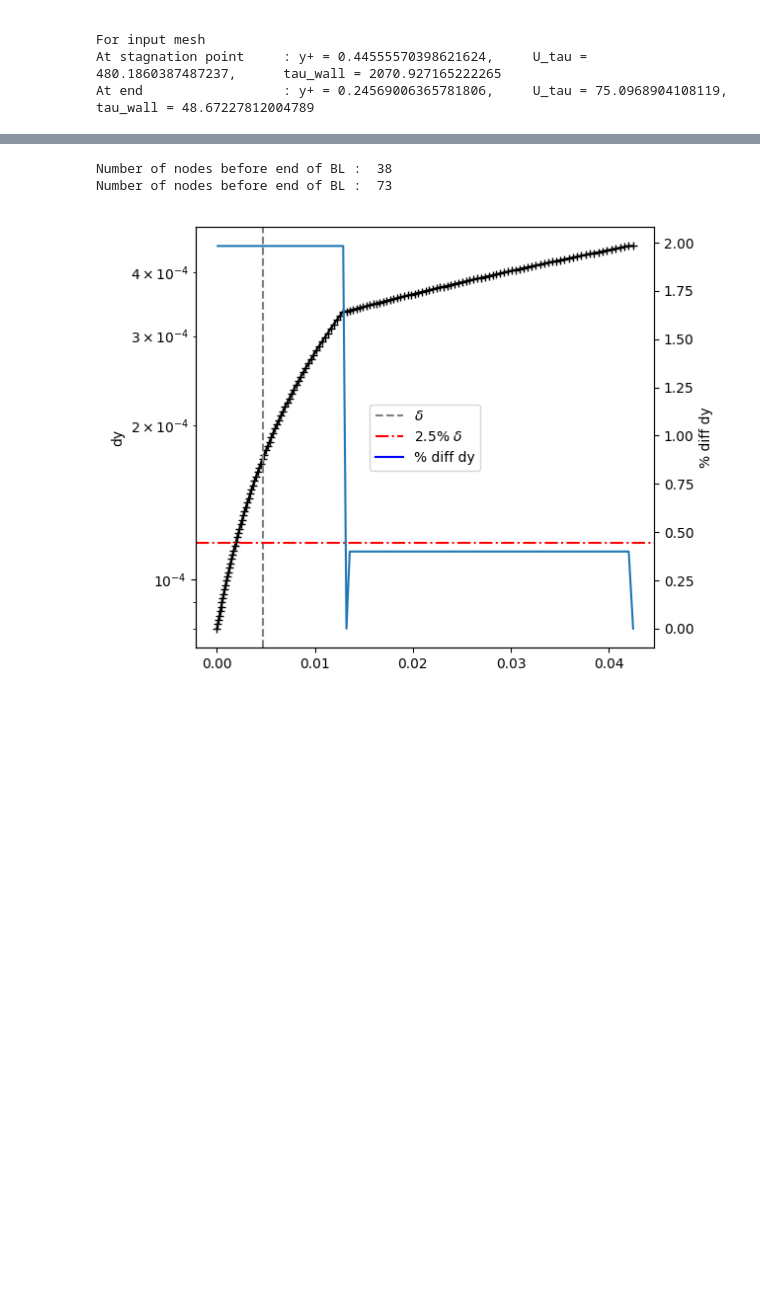
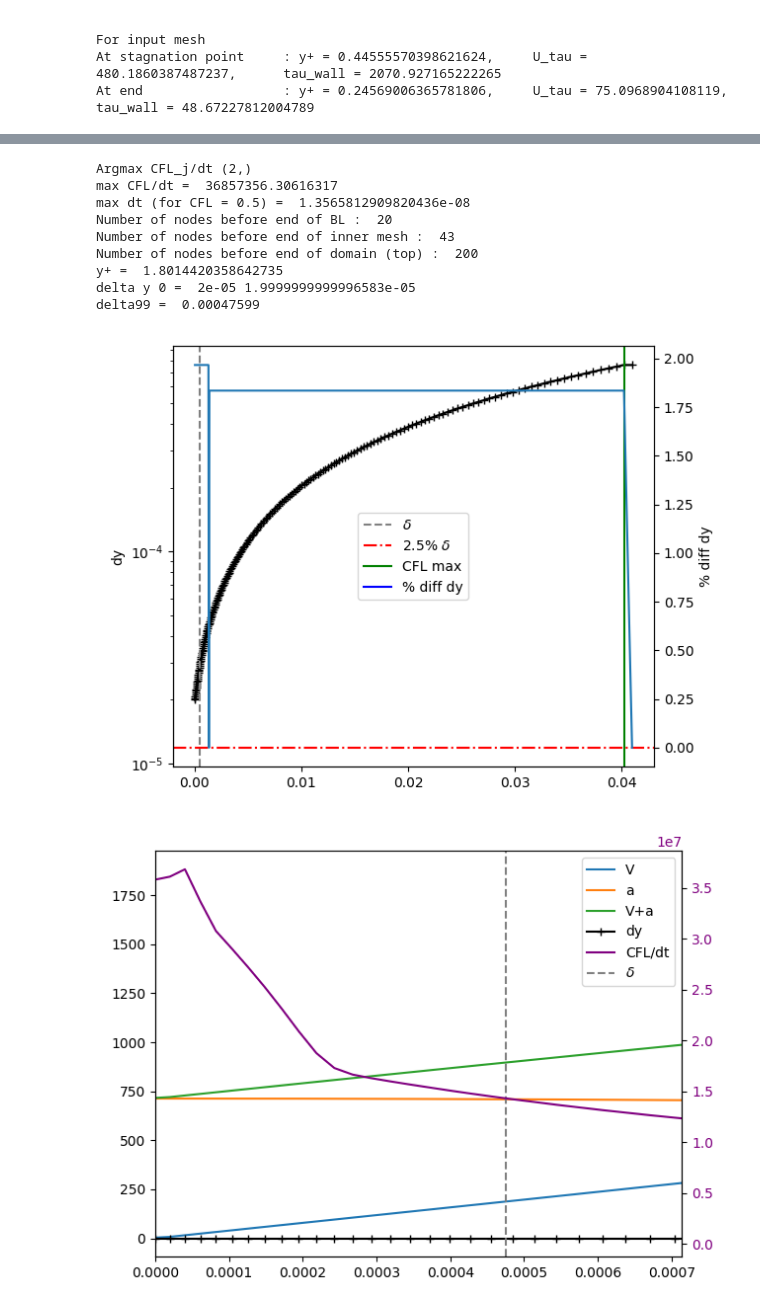
Before and after one commit to DPRNicolas/Mesh_fp, a Jupyter notebook: mesh_paremeters_plots_yplus_and_nb_points_BL.ipynb, the cells around one changed output, grey strips where cells are left out. Cells and saved outputs as stored; diff of their text form; code cells hidden in the pictures; blank space fills up the shorter version.

Commit message:
Finished mesh parameters and using mesh_flat_plate_f_finey to generate nice mesh with 2 levels of roughness

```diff
--- a/mesh_paremeters_plots_yplus_and_nb_points_BL.ipynb
+++ b/mesh_paremeters_plots_yplus_and_nb_points_BL.ipynb
@@ -53,19 +51,20 @@ Nj = 150
 # First version
 yplus_in = 0.5e-5*7
 yplus_out = 1e-5*2*5
-delat99_in = 0.00119
-delat99_out = 0.00472
+delta99_in = 0.00119
+delta99_out = 0.00472
 # => Time step 5e-8s RK4
 
 #calculated nicely with bf
 yplus_in = 0.5e-5*4
 yplus_out = 1e-5*2*4
+yplus_out = 4e-5
 delta99_in = 0.00047599
 delta99_out = 0.00455549
 
-print(f'{delat99_in = }, {delat99_out = }')
+print(f'{delta99_in = }, {delta99_out = }')
 
-h_fp = delat99_out*9
+h_fp = delta99_out*9
 
 saving = True
 additional_name = 'TM_arthur_fine_y'
@@ -316,34 +350,79 @@ I.setName(outlet,'inlet')
 # %%
+i_target = 0
 
 y_test = I.getValue(I.getNodeByName(outlet, 'CoordinateY'))
 dy_test = np.concatenate([np.diff(y_test), [np.diff(y_test)[-1]]])
+
+#Calculate CFL at end of plate
+a = (dphys['gam']*dphys['rgaz']*bft_in[4,:,:])**0.5
+V_in = (bft_in[1,:,:]**2+bft_in[2,:,:]**2)**0.5
+dj_cfl = dy_test
+
+
+CFL_j_t = (np.interp(y_test[:], grid_y_in_2D[i_target],np.abs(bft_in[2,i_target])) + np.interp(y_test[:], grid_y_in_2D[i_target],a[i_target]))/dj_cfl
+print('Argmax CFL_j/dt', np.unravel_index(np.argmax(CFL_j_t), np.shape(dj_cfl)))
+print('max CFL/dt = ', np.max(CFL_j_t))
+print('max dt (for CFL = 0.5) = ', 0.5/np.max(CFL_j_t))
+
 
 fig, axe = plt.subplots()
 axe2 = axe.twinx()
 axe.scatter(y_test, y_test*0)
 axe.plot(y_test, dy_test, color = 'k', marker = '+')
 
 
 axe2.plot(y_test[1:], (dy_test[1:]-dy_test[:-1])/dy_test[:-1]*100, color = 'tab:blue')
 
-axe.axvline(delat99_out, color = 'grey', linestyle = '--', label = r'$\delta$')
-axe.axhline(2.5/100*delat99_out, color = 'r', linestyle = '-.', label = r'2.5% $\delta$')
-
+axe.axvline(delta99_out, color = 'grey', linestyle = '--', label = r'$\delta$')
+axe.axhline(2.5/100*delta99_out, color = 'r', linestyle = '-.', label = r'2.5% $\delta$')
+axe.axvline(y_test[np.unravel_index(np.argmin(CFL_j_t), np.shape(dj_cfl))], color = 'g', label = 'CFL max')
 axe.plot([],[], color = 'b', label = r'% diff dy')
 axe.set_ylabel(r'dy')
 axe2.set_ylabel(r'% diff dy')
 axe.set_yscale('log')
 # axe2.set_yscale('log')
 axe.legend(loc = 'center')
 # axe.set_xscale('log')
 fig.tight_layout()
 
 print('Number of nodes before end of BL : ', np.argmin(np.abs(y_test-delta99_out)))
-print('Number of nodes before end of BL : ', np.argmin(np.abs(y_test-delta99_out*2.8)))
+print('Number of nodes before end of inner mesh : ', np.argmin(np.abs(y_test-delta99_out*2.8)))
+print('Number of nodes before end of domain (top) : ', len(y_test))
+
+
+
+fig, axe = plt.subplots()
+axe2 = axe.twinx()
+axe.plot(y_test, np.interp(y_test[:], grid_y_in_2D[-1],V_in[-1]), label = 'V')
+axe.plot(y_test, np.interp(y_test[:], grid_y_in_2D[-1],a[-1]), label = 'a')
+axe.plot(y_test, np.interp(y_test[:], grid_y_in_2D[-1],a[-1])+np.interp(y_test[:], grid_y_in_2D[-1],V_in[-1]), label = 'V+a')
+axe.plot(y_test, dy_test, color = 'k', marker = '+', label = 'dy')
+axe2.plot(y_test, CFL_j_t, label = 'CFL/dt', color = 'purple')
+axe2.tick_params(axis='y', labelcolor= 'purple')
+axe.plot([], [], label = 'CFL/dt', color = 'purple')
+
+axe.axvline(delta99_out, color = 'grey', linestyle = '--', label = r'$\delta$')
+axe.set_xlim(0, 1.5*delta99_out)
+axe.legend()
+fig.tight_layout()
+
+
+
+print('y+ = ',  U_tau[i_target]*(y_test[1]-y_test[0])*bft_in[0,i_target,0]/mu[i_target,0]) #looks ounly at out
+print('delta y 0 = ', yplus_in, (y_test[1]-y_test[0]))
+print('delta99 = ', delta99_out)
 # %% [output]
-Number of nodes before end of BL :  38
-Number of nodes before end of BL :  73
+Argmax CFL_j/dt (2,)
+max CFL/dt =  36857356.30616317
+max dt (for CFL = 0.5) =  1.3565812909820436e-08
+Number of nodes before end of BL :  20
+Number of nodes before end of inner mesh :  43
+Number of nodes before end of domain (top) :  200
+y+ =  1.8014420358642735
+delta y 0 =  2e-05 1.9999999999996583e-05
+delta99 =  0.00047599
-[figure, old version]
+[figure, new version]
+[figure, added]
 # %%
 import sys, os
 def silent_call(func, *args, **kwargs):
```
Also changed, not shown: parts of 13 cells of this notebook, 7 other files.
